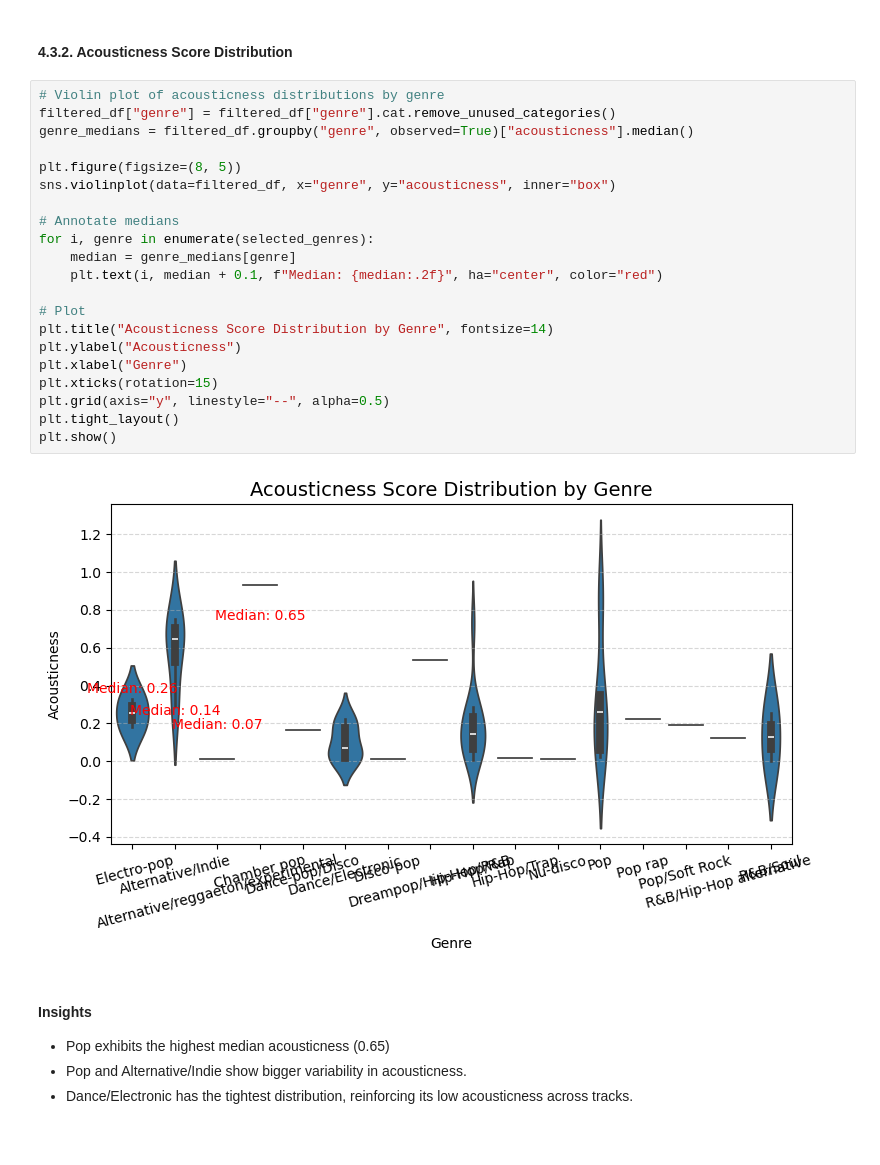
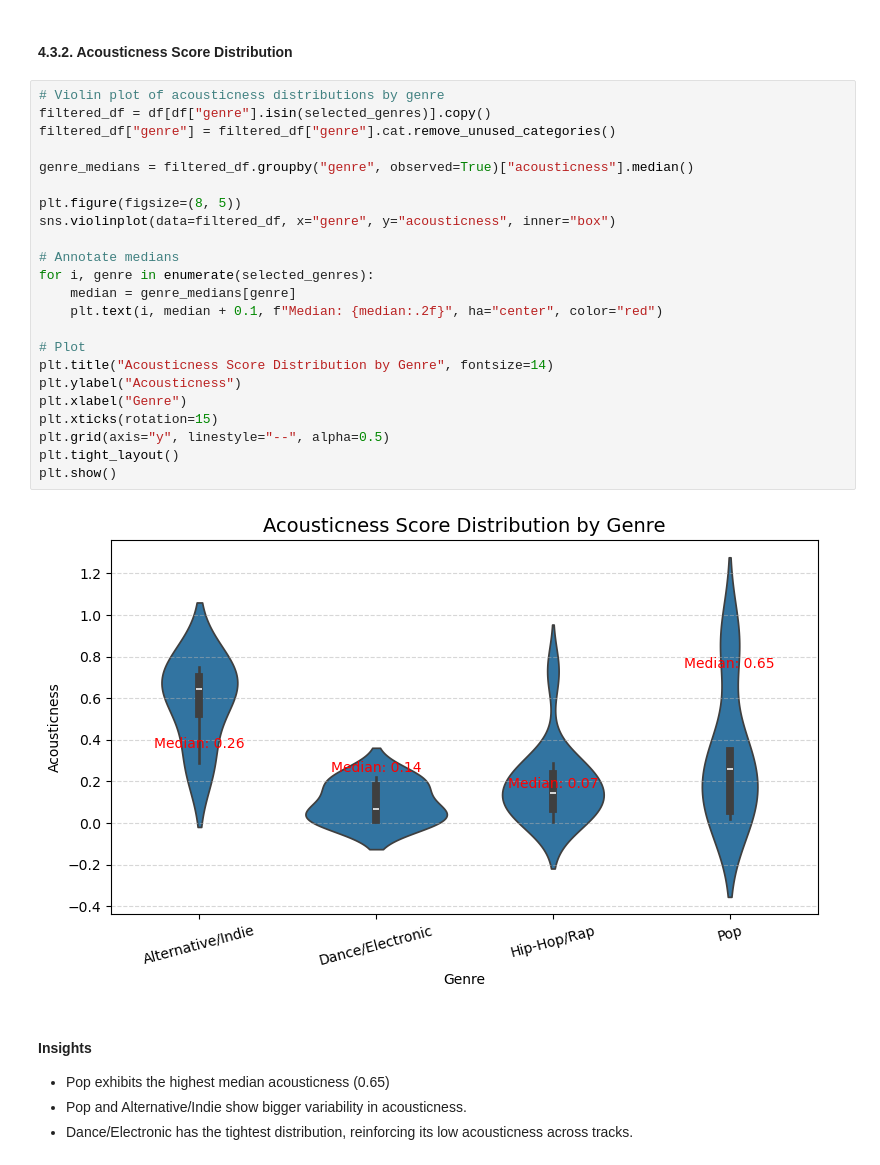
Before and after one commit to monikase/Data-Analytics-Projects, a Jupyter notebook: _12-Data Processing with Pandas/Spotify.ipynb, the cells around one changed output. Cells and saved outputs as stored; diff of their text form.

```diff
--- a/_12-Data Processing with Pandas/Spotify.ipynb
+++ b/_12-Data Processing with Pandas/Spotify.ipynb
@@ -838,27 +854,29 @@ display(genre_acousticness.to_frame())
 #### 4.3.2. Acousticness Score Distribution
 # %%
 # Violin plot of acousticness distributions by genre
+filtered_df = df[df["genre"].isin(selected_genres)].copy()
 filtered_df["genre"] = filtered_df["genre"].cat.remove_unused_categories()
+
 genre_medians = filtered_df.groupby("genre", observed=True)["acousticness"].median()
 
 plt.figure(figsize=(8, 5))
 sns.violinplot(data=filtered_df, x="genre", y="acousticness", inner="box")
 
 # Annotate medians
 for i, genre in enumerate(selected_genres):
     median = genre_medians[genre]
     plt.text(i, median + 0.1, f"Median: {median:.2f}", ha="center", color="red")
 
 # Plot
 plt.title("Acousticness Score Distribution by Genre", fontsize=14)
 plt.ylabel("Acousticness")
 plt.xlabel("Genre")
 plt.xticks(rotation=15)
 plt.grid(axis="y", linestyle="--", alpha=0.5)
 plt.tight_layout()
 plt.show()
 # %% [output]
-[figure, old version]
+[figure, new version]
 # %% [markdown]
 #### Insights
 - Pop exhibits the highest median acousticness (0.65)
```
Also changed, not shown: parts of 3 cells of this notebook.
